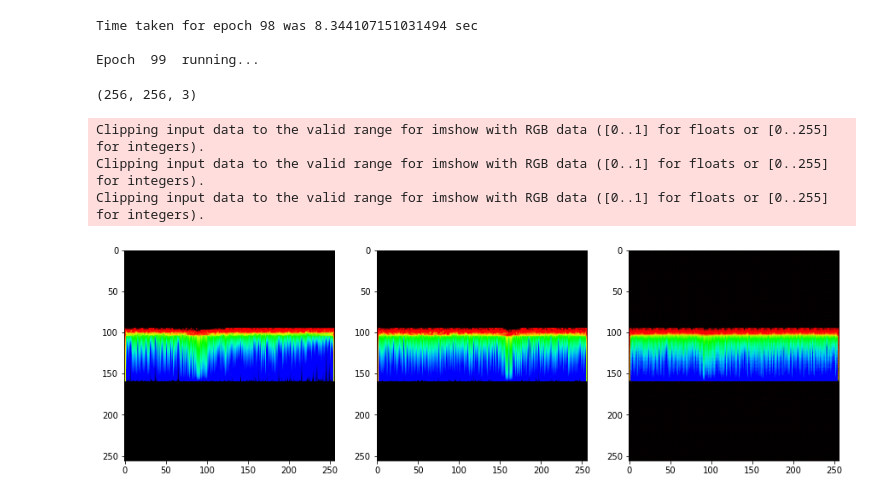
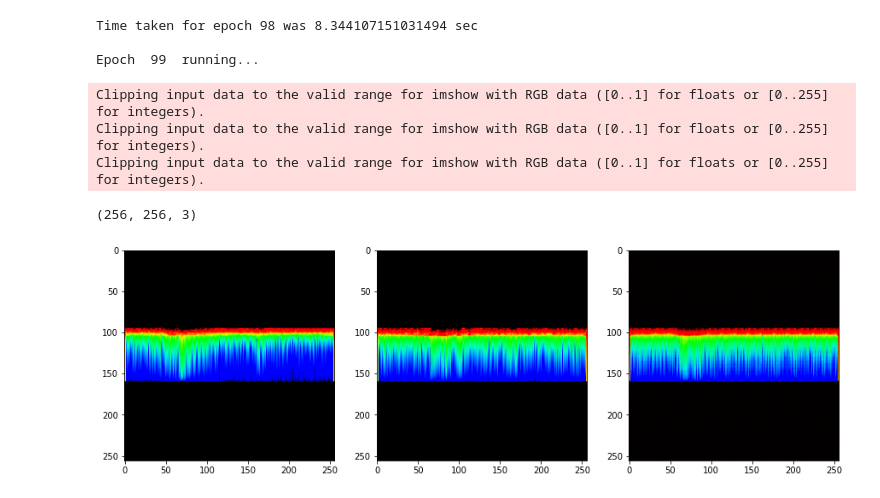
Before and after one commit to astroChance/RadNET, a Jupyter notebook: DCGAN_Model_working.ipynb, the cells around one changed output. Drawn from its saved outputs; the diff is of its cells as text; code cells hidden in the pictures.

Commit message:
updated gen test images

```diff
--- a/DCGAN_Model_working.ipynb
+++ b/DCGAN_Model_working.ipynb
@@ -889,27 +889,27 @@ for inp, tar in test_dataset.take(5):
 # %%
 #Test an output
 
-idx=100
+idx=75
 
 im3d = ThreeDImages[idx]
 im3d = load_image_train(im3d)
 testing = np.expand_dims(im3d, axis=0)
 model_test = generator.predict(testing)
 model_test = np.squeeze(model_test)
 print(model_test.shape)
 
 im2d = TwoDImages[idx]
 im2d = load_image_train(im2d)
 
 
 fig, ax = plt.subplots(1,3, figsize=(15,5))
 ax[0].imshow(im3d)
 ax[1].imshow(im2d)
 ax[2].imshow(model_test)
 plt.show()
 # %% [output]
-(256, 256, 3)
+Clipping input data to the valid range for imshow with RGB data ([0..1] for floats or [0..255] for integers).
+Clipping input data to the valid range for imshow with RGB data ([0..1] for floats or [0..255] for integers).
+Clipping input data to the valid range for imshow with RGB data ([0..1] for floats or [0..255] for integers).
-Clipping input data to the valid range for imshow with RGB data ([0..1] for floats or [0..255] for integers).
-Clipping input data to the valid range for imshow with RGB data ([0..1] for floats or [0..255] for integers).
-Clipping input data to the valid range for imshow with RGB data ([0..1] for floats or [0..255] for integers).
+(256, 256, 3)
-[figure, old version]
+[figure, new version]
```
Also changed, not shown: parts of 1 cell of this notebook.
